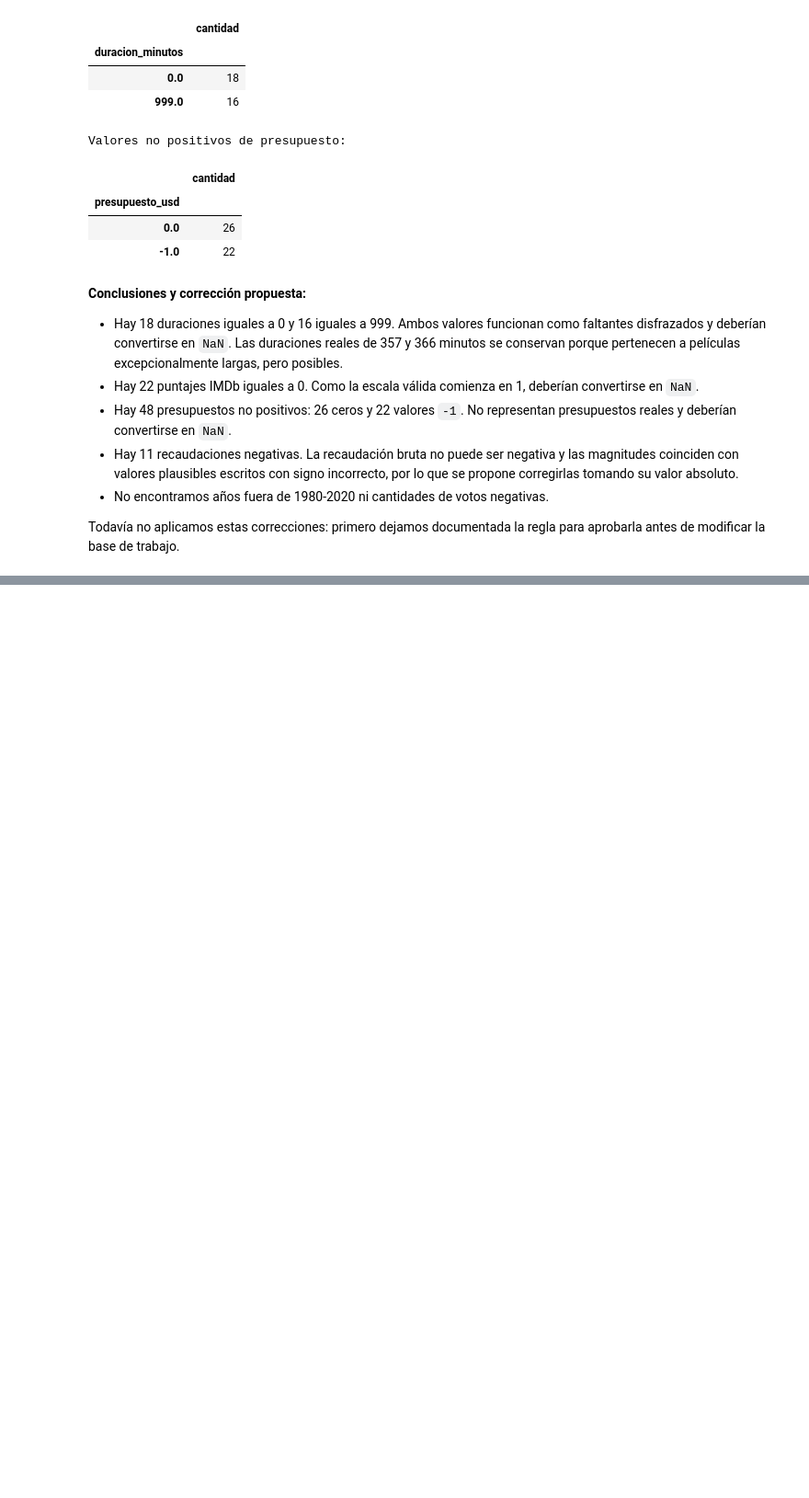
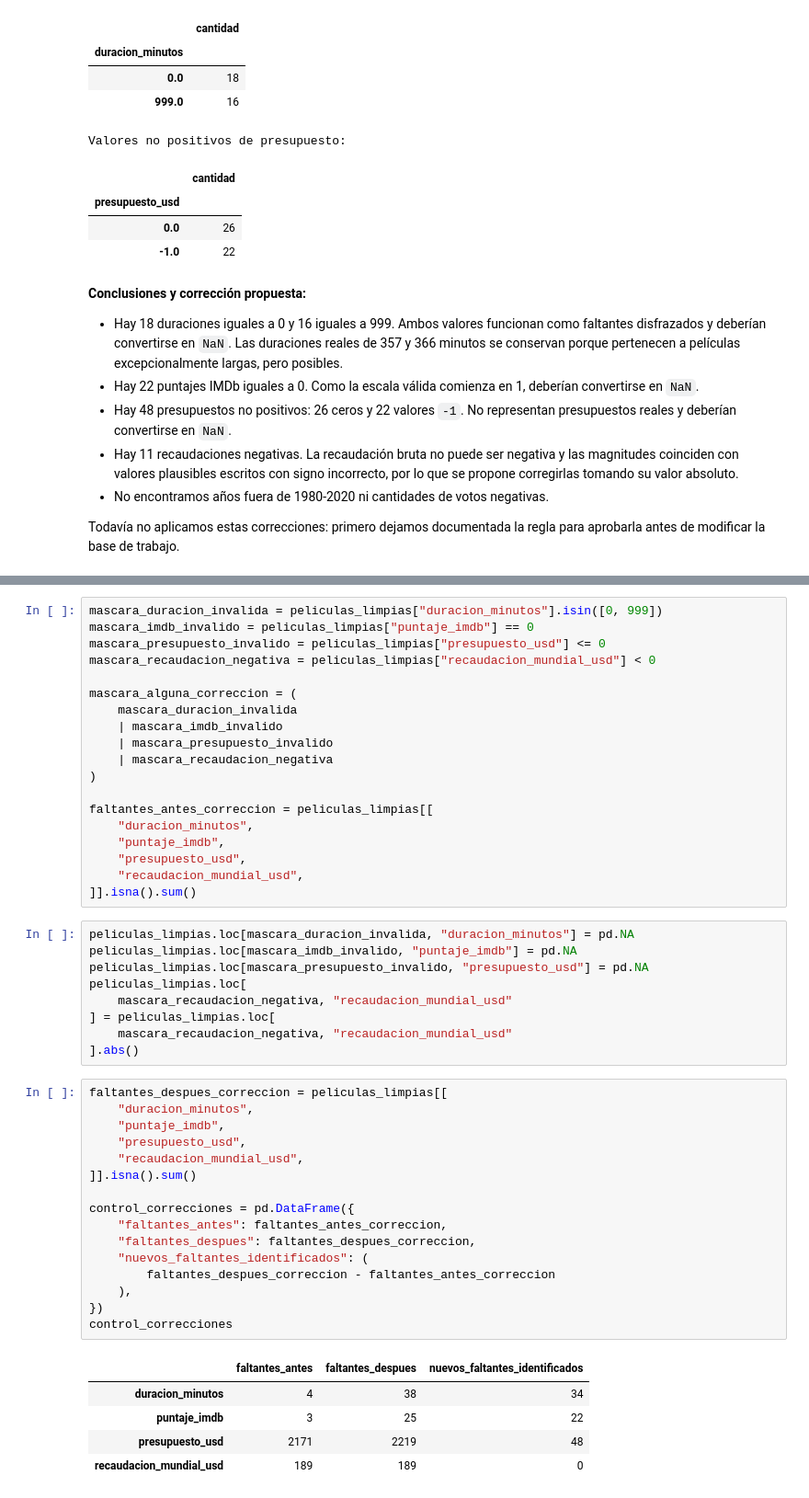
Before and after one commit to alvareezvicente-code/Vicente-Alvarez-programacion-analitica-2, a Jupyter notebook: notebooks/analisis.ipynb, the cells around one changed output, grey strips where cells are left out. Shown at 92% size. Cells and saved outputs as stored; diff of their text form; blank space fills up the shorter version.

```diff
--- a/notebooks/analisis.ipynb
+++ b/notebooks/analisis.ipynb
@@ -530,0 +535,50 @@ Todavía no aplicamos estas correcciones: primero dejamos documentada la regla p
+# %%
+mascara_duracion_invalida = peliculas_limpias["duracion_minutos"].isin([0, 999])
+mascara_imdb_invalido = peliculas_limpias["puntaje_imdb"] == 0
+mascara_presupuesto_invalido = peliculas_limpias["presupuesto_usd"] <= 0
+mascara_recaudacion_negativa = peliculas_limpias["recaudacion_mundial_usd"] < 0
+
+mascara_alguna_correccion = (
+    mascara_duracion_invalida
+    | mascara_imdb_invalido
+    | mascara_presupuesto_invalido
+    | mascara_recaudacion_negativa
+)
+
+faltantes_antes_correccion = peliculas_limpias[[
+    "duracion_minutos",
+    "puntaje_imdb",
+    "presupuesto_usd",
+    "recaudacion_mundial_usd",
+]].isna().sum()
+# %%
+peliculas_limpias.loc[mascara_duracion_invalida, "duracion_minutos"] = pd.NA
+peliculas_limpias.loc[mascara_imdb_invalido, "puntaje_imdb"] = pd.NA
+peliculas_limpias.loc[mascara_presupuesto_invalido, "presupuesto_usd"] = pd.NA
+peliculas_limpias.loc[
+    mascara_recaudacion_negativa, "recaudacion_mundial_usd"
+] = peliculas_limpias.loc[
+    mascara_recaudacion_negativa, "recaudacion_mundial_usd"
+].abs()
+# %%
+faltantes_despues_correccion = peliculas_limpias[[
+    "duracion_minutos",
+    "puntaje_imdb",
+    "presupuesto_usd",
+    "recaudacion_mundial_usd",
+]].isna().sum()
+
+control_correcciones = pd.DataFrame({
+    "faltantes_antes": faltantes_antes_correccion,
+    "faltantes_despues": faltantes_despues_correccion,
+    "nuevos_faltantes_identificados": (
+        faltantes_despues_correccion - faltantes_antes_correccion
+    ),
+})
+control_correcciones
+# %% [output]
+|  | faltantes_antes | faltantes_despues | nuevos_faltantes_identificados |
+| duracion_minutos | 4 | 38 | 34 |
+| puntaje_imdb | 3 | 25 | 22 |
+| presupuesto_usd | 2171 | 2219 | 48 |
+| recaudacion_mundial_usd | 189 | 189 | 0 |
```
Also changed, not shown: parts of 3 cells of this notebook.
